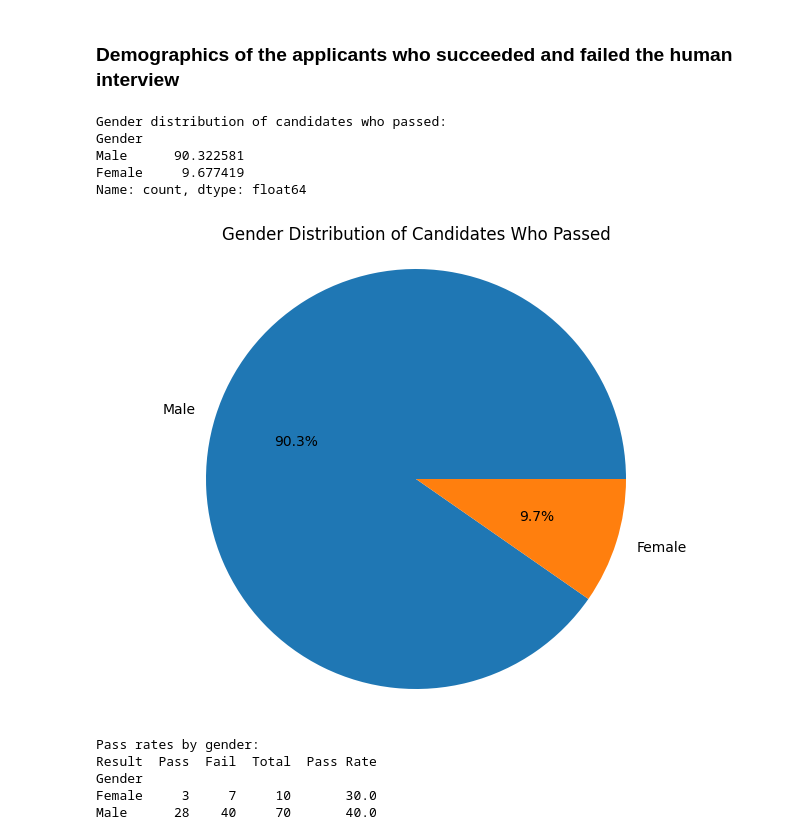
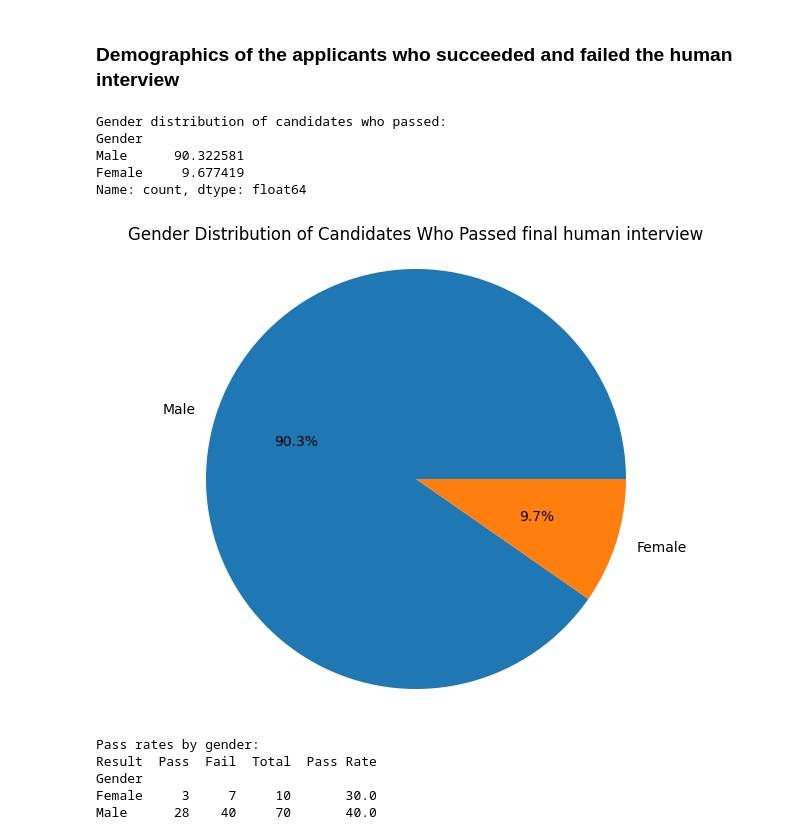
Before and after one commit to lasyapamarthy/AI_recruiter_internal, a Jupyter notebook: micro1-controll-experiment-EDA/controlled_experiment_EDA.ipynb, the cells around one changed output. Cells and saved outputs as stored; diff of their text form; code cells hidden in the pictures.

```diff
--- a/micro1-controll-experiment-EDA/controlled_experiment_EDA.ipynb
+++ b/micro1-controll-experiment-EDA/controlled_experiment_EDA.ipynb
@@ -98,35 +303,35 @@ From the above two cells we can see that out of those who did an only a Human le
 # %%
 # Load the data
 top_candidates_interviewed = pd.read_csv("top_candidates_interviewed.csv")
 
 # Filter for passed candidates
 passed_candidates = top_candidates_interviewed[top_candidates_interviewed['Result'] == 'Pass']
 
 # Count by gender
 gender_counts = passed_candidates['Gender'].value_counts()
 
 # Calculate percentages
 gender_percentages = gender_counts / gender_counts.sum() * 100
 
 # Display the results
 print("Gender distribution of candidates who passed:")
 print(gender_percentages)
 
 # Optional: Create a pie chart visualization
 import matplotlib.pyplot as plt
 
 plt.figure(figsize=(8, 6))
 plt.pie(gender_percentages, labels=gender_percentages.index, autopct='%1.1f%%')
-plt.title('Gender Distribution of Candidates Who Passed')
+plt.title('Gender Distribution of Candidates Who Passed final human interview')
 plt.axis('equal')
 plt.show()
 # %% [output]
 Gender distribution of candidates who passed:
 Gender
 Male      90.322581
 Female     9.677419
 Name: count, dtype: float64
-[figure, old version]
+[figure, new version]
 # %%
 # Load the data (if not already loaded)
 if 'top_candidates_interviewed' not in locals():
```
Also changed, not shown: parts of 11 cells of this notebook, 1 other file.
